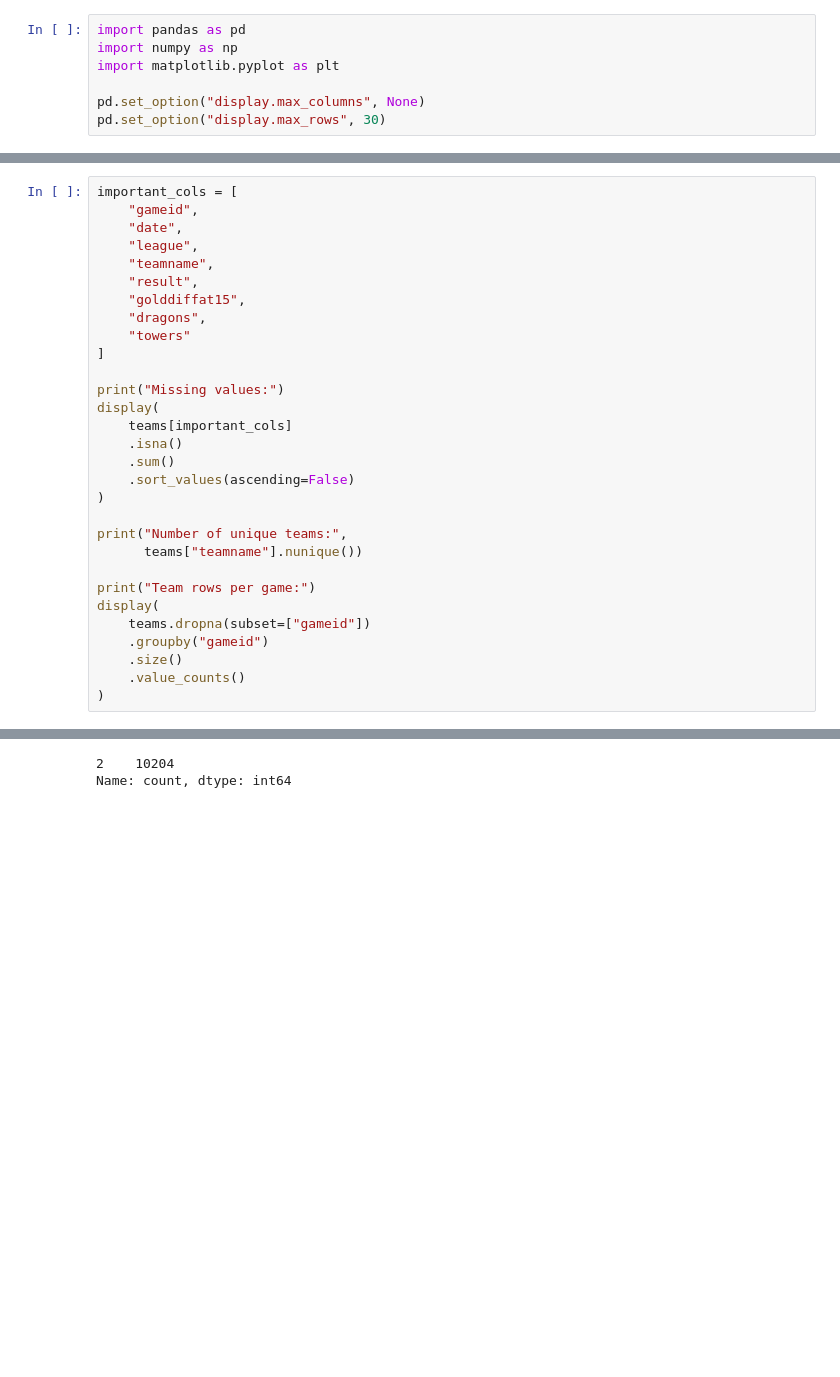
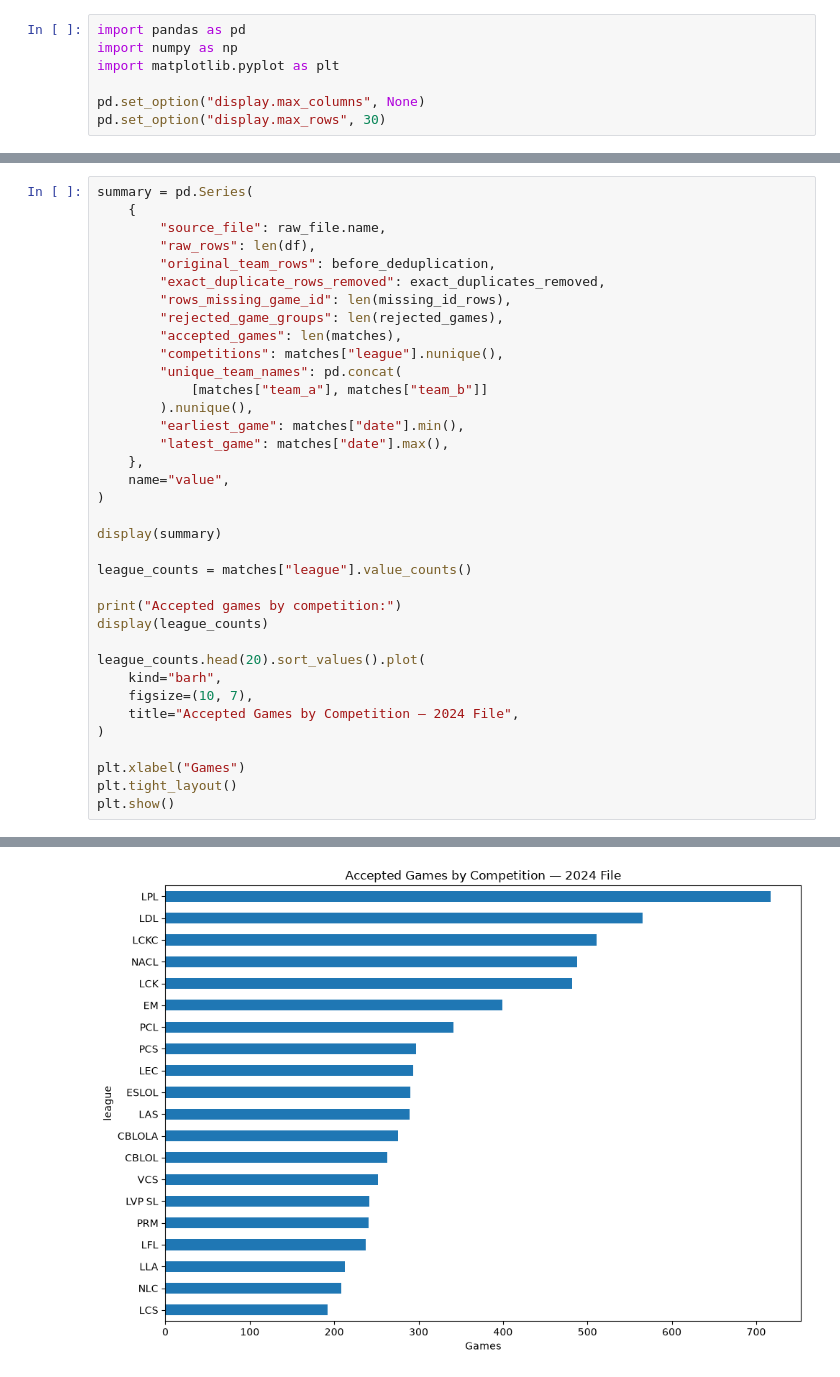
Before and after one commit to dophat1/lol-worlds-predictor, a Jupyter notebook: notebooks/01_data_exploration.ipynb, the cells around one changed output, grey strips where cells are left out. Saved outputs shown, nothing was run; the diff lists cells and outputs as text; blank space fills up the shorter version.

```diff
--- a/notebooks/01_data_exploration.ipynb
+++ b/notebooks/01_data_exploration.ipynb
@@ -133,31 +307,37 @@ Name: count, dtype: int64
 # %%
-important_cols = [
-    "gameid",
-    "date",
-    "league",
-    "teamname",
-    "result",
-    "golddiffat15",
-    "dragons",
-    "towers"
-]
-
-print("Missing values:")
-display(
-    teams[important_cols]
-    .isna()
-    .sum()
-    .sort_values(ascending=False)
+summary = pd.Series(
+    {
+        "source_file": raw_file.name,
+        "raw_rows": len(df),
+        "original_team_rows": before_deduplication,
+        "exact_duplicate_rows_removed": exact_duplicates_removed,
+        "rows_missing_game_id": len(missing_id_rows),
+        "rejected_game_groups": len(rejected_games),
+        "accepted_games": len(matches),
+        "competitions": matches["league"].nunique(),
+        "unique_team_names": pd.concat(
+            [matches["team_a"], matches["team_b"]]
+        ).nunique(),
+        "earliest_game": matches["date"].min(),
+        "latest_game": matches["date"].max(),
+    },
+    name="value",
 )
 
-print("Number of unique teams:",
-      teams["teamname"].nunique())
+display(summary)
 
-print("Team rows per game:")
-display(
-    teams.dropna(subset=["gameid"])
-    .groupby("gameid")
-    .size()
-    .value_counts()
+league_counts = matches["league"].value_counts()
+
+print("Accepted games by competition:")
+display(league_counts)
+
+league_counts.head(20).sort_values().plot(
+    kind="barh",
+    figsize=(10, 7),
+    title="Accepted Games by Competition — 2024 File",
 )
+
+plt.xlabel("Games")
+plt.tight_layout()
+plt.show()
 # %% [output]
@@ -176,3 +374,2 @@ Team rows per game:
-2    10204
-Name: count, dtype: int64
+[figure, added]
 # %%
```
Also changed, not shown: parts of 12 cells of this notebook.
